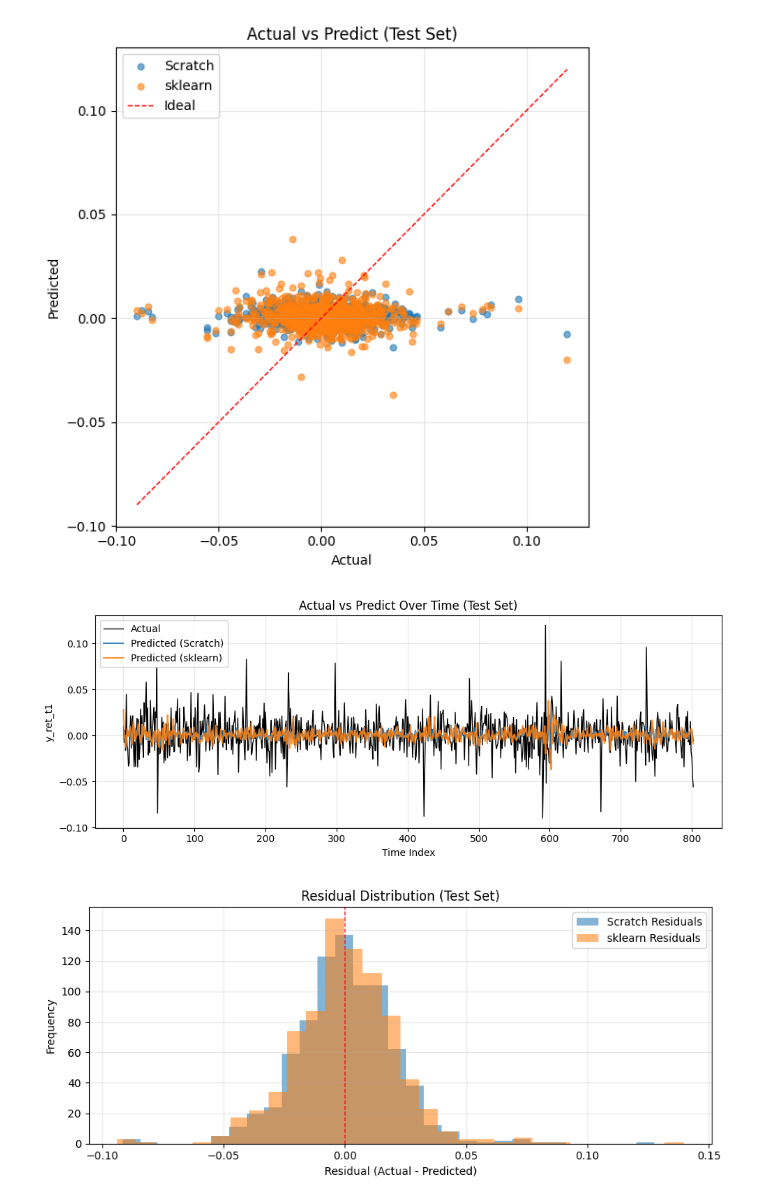
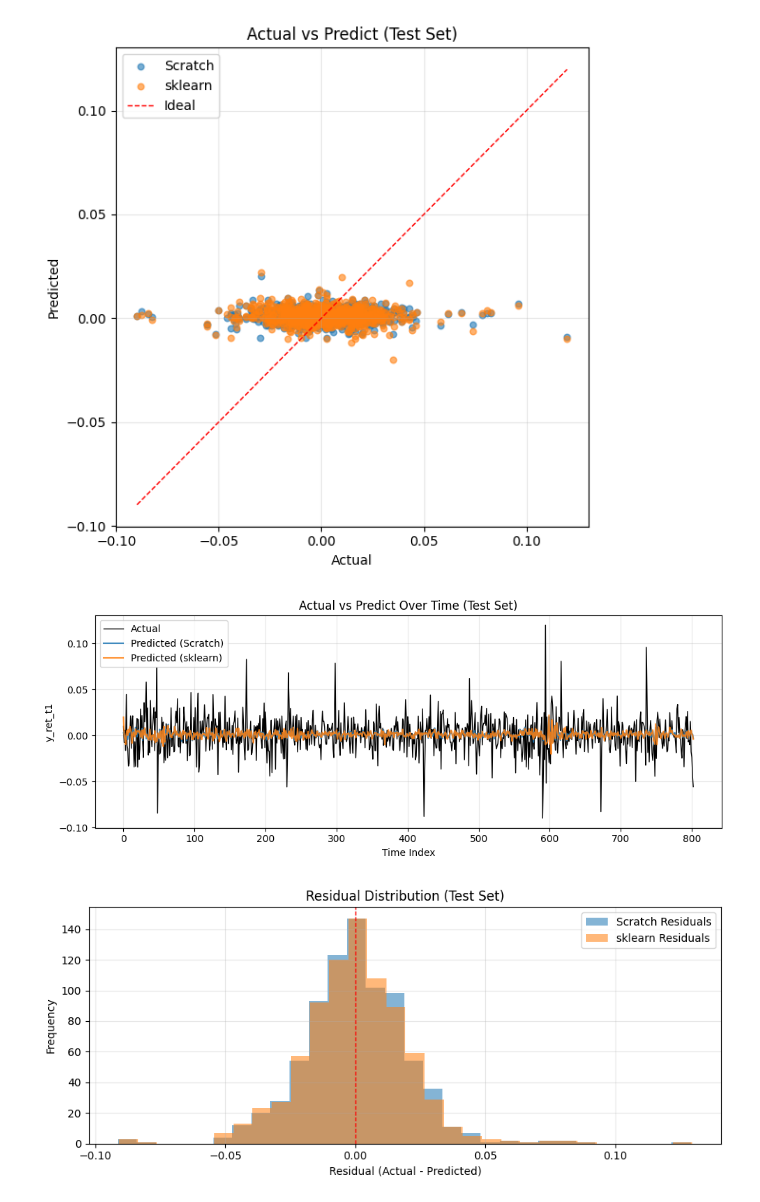
Before and after one commit to tawan123456789/StockPrediction, a Jupyter notebook: Multiple/Train_Multiple.ipynb, the cells around one changed output. Cells and saved outputs as stored; diff of their text form; code cells hidden in the pictures.

```diff
--- a/Multiple/Train_Multiple.ipynb
+++ b/Multiple/Train_Multiple.ipynb
@@ -24,11 +17,11 @@ import pandas as pd
 import matplotlib.pyplot as plt
 
 from sklearn.linear_model import LinearRegression
-from sklearn.metrics import mean_squared_error, mean_absolute_error, r2_score, accuracy_score, f1_score
+from sklearn.metrics import mean_squared_error, mean_absolute_error, r2_score
 
 WINDOW_SIZE = 14
-DATA_PATH = 'SnP_daily_update_AMZN_features_with_target.csv'
-FEATURE_PATH = 'AMZN_methods_all_in_one.csv'
+DATA_PATH = '..\\SnP_daily_update_AMZN_features_with_target.csv'
+FEATURE_PATH = '..\\AMZN_methods_all_in_one.csv'
 TARGET_COL = 'y_ret_t1'
 
 # --------------------------
@@ -37,8 +30,17 @@ TARGET_COL = 'y_ret_t1'
 df = pd.read_csv(DATA_PATH)
 feature_df = pd.read_csv(FEATURE_PATH)
 
-# Keep feature order from AMZN_methods_all_in_one and only those existing in dataset
-feature_cols = [c for c in feature_df['feature'].tolist() if c in df.columns and c != TARGET_COL]
+# Use only the requested features (and keep order if present)
+requested_features = [
+    'lower_wick',
+    'upper_wick',
+    'ma_gap_20',
+    'co_ret',
+    'ret_1',
+    'range_pct',
+    'vol_change'
+]
+feature_cols = [c for c in requested_features if c in df.columns and c != TARGET_COL]
 
 # Basic cleaning and sorting (time series)
 if 'Date' in df.columns:
@@ -49,7 +51,7 @@ model_df = df[feature_cols + [TARGET_COL]].copy()
 model_df = model_df.replace([np.inf, -np.inf], np.nan).dropna().reset_index(drop=True)
 
 print(f'Rows after cleaning: {len(model_df)}')
-print(f'Number of features from AMZN_methods_all_in_one used: {len(feature_cols)}')
+print(f'Number of features used: {len(feature_cols)}')
 print('Features used:', feature_cols)
 
 # --------------------------------
@@ -130,7 +132,7 @@ y_pred_lib_train = lib_model.predict(X_train)
 y_pred_lib = lib_model.predict(X_test)
 
 # ----------------------------------------------
-# 5) Regression metrics table (like screenshot)
+# 5) Regression metrics comparison (train/test)
 # ----------------------------------------------
 def regression_metrics(y_true, y_pred):
     mse = mean_squared_error(y_true, y_pred)
@@ -141,7 +143,7 @@ def regression_metrics(y_true, y_pred):
         'MSE': mse,
         'RMSE': rmse,
         'MAE': mae,
-        'R²': r2
+        'R2': r2
     }
 
 lib_train_metrics = regression_metrics(y_train, y_pred_lib_train)
@@ -156,41 +158,15 @@ metrics_table = pd.DataFrame({
     'Scratch Test': scratch_test_metrics
 })
 
-print('\n' + '=' * 78)
+print('' + '=' * 78)
 print(' REGRESSION METRICS: sklearn vs From Scratch ')
 print('=' * 78)
 print(metrics_table.to_string(float_format=lambda x: f'{x:.6f}'))
 
-# ------------------------
-# 6) Metrics: loss/acc/F1
-# ------------------------
-def directional_metrics(y_true, y_pred):
-    true_dir = (y_true > 0).astype(int)
-    pred_dir = (y_pred > 0).astype(int)
-    acc = accuracy_score(true_dir, pred_dir)
-    f1 = f1_score(true_dir, pred_dir, zero_division=0)
-    return acc, f1, true_dir, pred_dir
-
-mse_scratch = mean_squared_error(y_test, y_pred_scratch)
-acc_scratch, f1_scratch, true_dir, pred_dir_scratch = directional_metrics(y_test, y_pred_scratch)
-
-mse_lib = mean_squared_error(y_test, y_pred_lib)
-acc_lib, f1_lib, _, pred_dir_lib = directional_metrics(y_test, y_pred_lib)
-
-print('\n=== From Scratch (Multiple Linear Regression) ===')
-print(f'Loss (MSE): {mse_scratch:.8f}')
-print(f'Accuracy (Directional): {acc_scratch:.4f}')
-print(f'F1 Score (Directional): {f1_scratch:.4f}')
-
-print('\n=== Library (scikit-learn LinearRegression) ===')
-print(f'Loss (MSE): {mse_lib:.8f}')
-print(f'Accuracy (Directional): {acc_lib:.4f}')
-print(f'F1 Score (Directional): {f1_lib:.4f}')
-
 # ---------------------------------------------------------
-# 7) Performance curves: requested 4 graphs
+# 6) Plots: Learning curve, Actual vs Predict, Over time, Residuals
 # ---------------------------------------------------------
-# Figure 1: Learning curve (from scratch training loss)
+# Learning curve (scratch training loss)
 plt.figure(figsize=(9, 4))
 plt.plot(scratch_model.loss_history, color='tab:blue')
 plt.title('Learning Curve (Scratch Model Training Loss)')
@@ -200,15 +176,13 @@ plt.grid(alpha=0.3)
 plt.tight_layout()
 plt.show()
 
-# Figure 2: Actual vs Predict (scatter, test set)
+# Actual vs Predict (scatter, test set)
 plt.figure(figsize=(6, 6))
 plt.scatter(y_test, y_pred_scratch, alpha=0.6, label='Scratch', s=22)
 plt.scatter(y_test, y_pred_lib, alpha=0.6, label='sklearn', s=22)
-
 line_min = min(y_test.min(), y_pred_scratch.min(), y_pred_lib.min())
 line_max = max(y_test.max(), y_pred_scratch.max(), y_pred_lib.max())
 plt.plot([line_min, line_max], [line_min, line_max], 'r--', linewidth=1, label='Ideal')
-
 plt.title('Actual vs Predict (Test Set)')
 plt.xlabel('Actual')
 plt.ylabel('Predicted')
@@ -217,7 +191,7 @@ plt.grid(alpha=0.3)
 plt.tight_layout()
 plt.show()
 
-# Figure 3: Actual vs Predict over time (test set)
+# Actual vs Predict over time (test set)
 plt.figure(figsize=(10, 4))
 plt.plot(y_test, label='Actual', color='black', linewidth=1)
 plt.plot(y_pred_scratch, label='Predicted (Scratch)', alpha=0.85)
@@ -230,10 +204,9 @@ plt.grid(alpha=0.3)
 plt.tight_layout()
 plt.show()
 
-# Figure 4: Residual distribution (test set)
+# Residual distribution (test set)
 residual_scratch = y_test - y_pred_scratch
 residual_lib = y_test - y_pred_lib
-
 plt.figure(figsize=(9, 4))
 plt.hist(residual_scratch, bins=30, alpha=0.55, label='Scratch Residuals')
 plt.hist(residual_lib, bins=30, alpha=0.55, label='sklearn Residuals')
@@ -267,3 +234,3 @@ F1 Score (Directional): 0.5284
-[figure, old version]
+[figure, new version]
-[figure, old version]
+[figure, new version]
-[figure, old version]
+[figure, new version]
```
Also changed, not shown: parts of 2 cells of this notebook.
